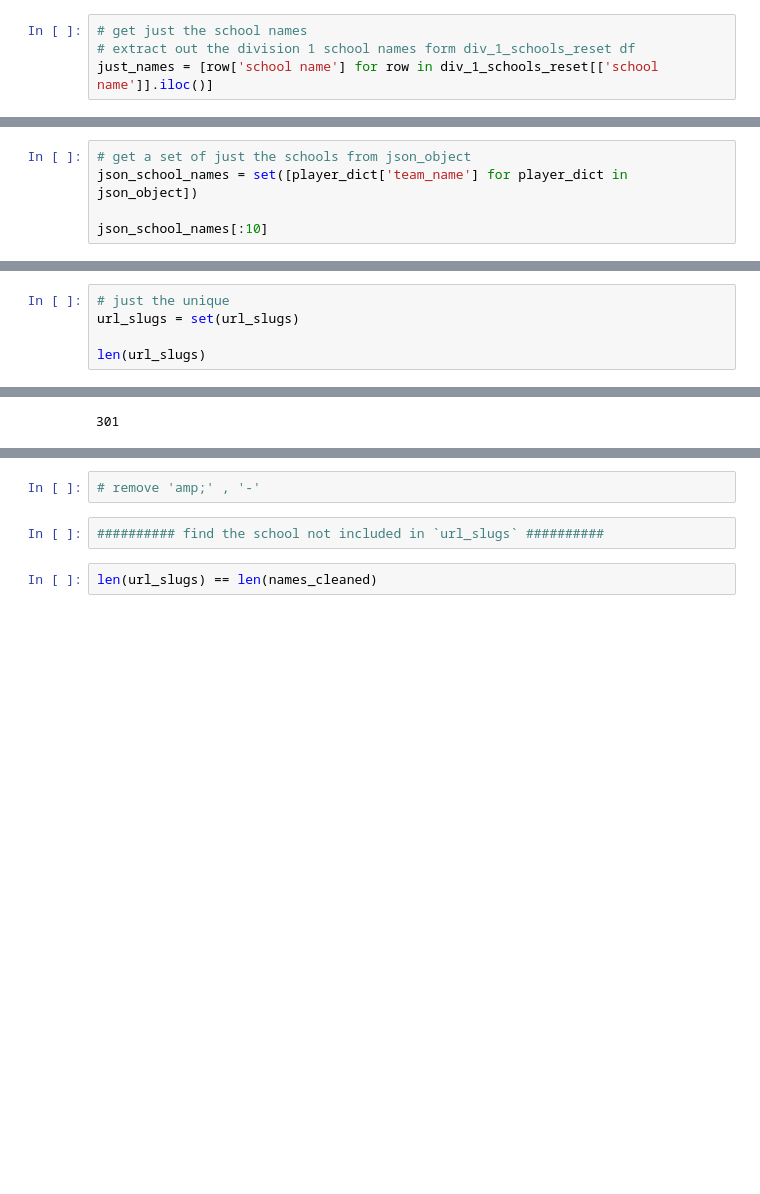
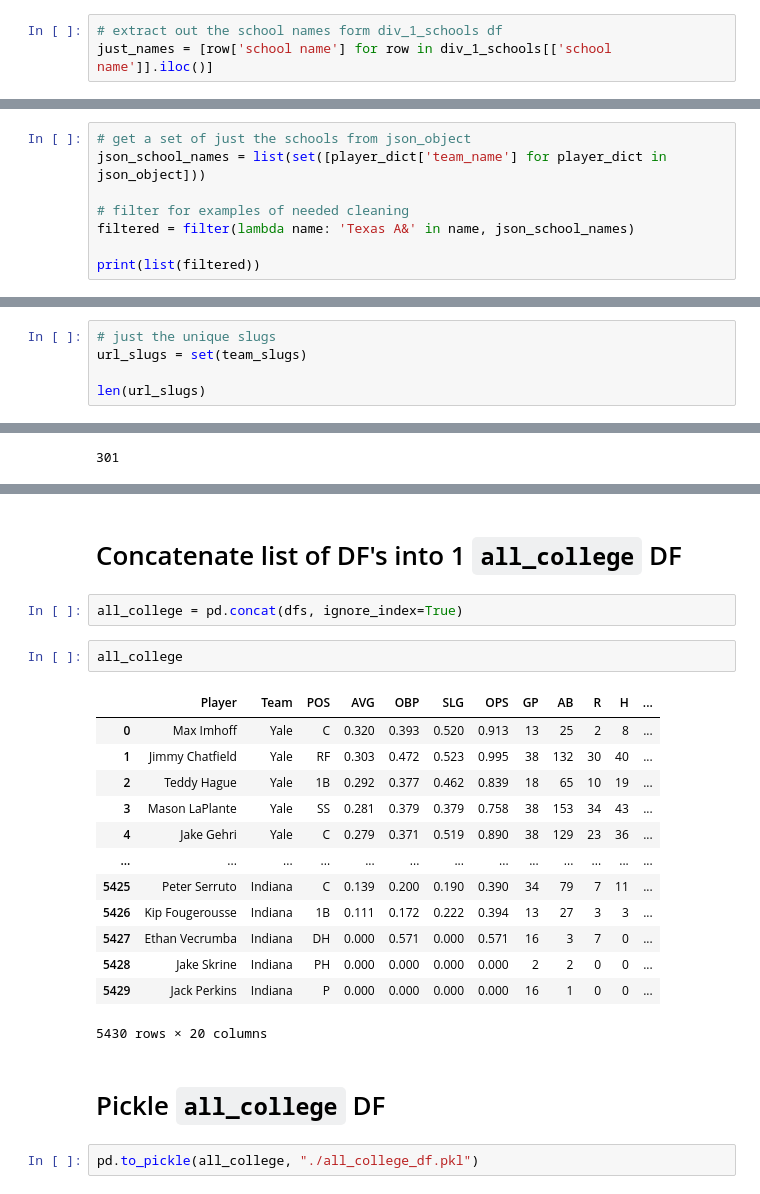
Before and after one commit to AgathaZareth/Capstone_Project, a Jupyter notebook: College_table.ipynb, the cells around one changed output, grey strips where cells are left out. Drawn from its saved outputs; the diff is of its cells as text; blank space fills up the shorter version.

Commit message:
Finished College table notebook

```diff
--- a/College_table.ipynb
+++ b/College_table.ipynb
@@ -143,9 +82,8 @@ div_1_schools_reset.shape
 # %% [markdown]
 ## Extract names from DF
 # %%
-# get just the school names
-# extract out the division 1 school names form div_1_schools_reset df
-just_names = [row['school name'] for row in div_1_schools_reset[['school name']].iloc()]
+# extract out the school names form div_1_schools df
+just_names = [row['school name'] for row in div_1_schools[['school name']].iloc()]
 # %% [markdown]
 ## Clean list
 # %%
@@ -210,7 +156,10 @@ json_object[:20]
 # Create a list of school names in `json_object`
 # %%
 # get a set of just the schools from json_object
-json_school_names = set([player_dict['team_name'] for player_dict in json_object])
+json_school_names = list(set([player_dict['team_name'] for player_dict in json_object]))
 
-json_school_names[:10]
+# filter for examples of needed cleaning
+filtered = filter(lambda name: 'Texas A&' in name, json_school_names)
+
+print(list(filtered))
 # %% [output]
@@ -446,8 +394,8 @@ len(url_slugs)
 # %% [output]
 10033
 # %%
-# just the unique
-url_slugs = set(url_slugs)
+# just the unique slugs
+url_slugs = set(team_slugs)
 
 len(url_slugs)
 # %% [output]
@@ -580,6 +458,24 @@ for player_dict in json_object:
-# %%
-# remove 'amp;' , '-'
-# %%
-########## find the school not included in `url_slugs` ##########
-# %%
-len(url_slugs) == len(names_cleaned)
+# %% [markdown]
+# Concatenate list of DF's into 1 `all_college` DF
+# %%
+all_college = pd.concat(dfs, ignore_index=True)
+# %%
+all_college
+# %% [output]
+|  | Player | Team | POS | AVG | OBP | SLG | OPS | GP | AB | R | H | ... |
+| 0 | Max Imhoff | Yale | C | 0.320 | 0.393 | 0.520 | 0.913 | 13 | 25 | 2 | 8 | ... |
+| 1 | Jimmy Chatfield | Yale | RF | 0.303 | 0.472 | 0.523 | 0.995 | 38 | 132 | 30 | 40 | ... |
+| 2 | Teddy Hague | Yale | 1B | 0.292 | 0.377 | 0.462 | 0.839 | 18 | 65 | 10 | 19 | ... |
+| 3 | Mason LaPlante | Yale | SS | 0.281 | 0.379 | 0.379 | 0.758 | 38 | 153 | 34 | 43 | ... |
+| 4 | Jake Gehri | Yale | C | 0.279 | 0.371 | 0.519 | 0.890 | 38 | 129 | 23 | 36 | ... |
+| ... | ... | ... | ... | ... | ... | ... | ... | ... | ... | ... | ... | ... |
+| 5425 | Peter Serruto | Indiana | C | 0.139 | 0.200 | 0.190 | 0.390 | 34 | 79 | 7 | 11 | ... |
+| 5426 | Kip Fougerousse | Indiana | 1B | 0.111 | 0.172 | 0.222 | 0.394 | 13 | 27 | 3 | 3 | ... |
+| 5427 | Ethan Vecrumba | Indiana | DH | 0.000 | 0.571 | 0.000 | 0.571 | 16 | 3 | 7 | 0 | ... |
+| 5428 | Jake Skrine | Indiana | PH | 0.000 | 0.000 | 0.000 | 0.000 | 2 | 2 | 0 | 0 | ... |
+| 5429 | Jack Perkins | Indiana | P | 0.000 | 0.000 | 0.000 | 0.000 | 16 | 1 | 0 | 0 | ... |
+5430 rows × 20 columns
+# %% [markdown]
+# Pickle `all_college` DF
+# %%
+pd.to_pickle(all_college, "./all_college_df.pkl")
```
Also changed, not shown: parts of 90 cells of this notebook.
